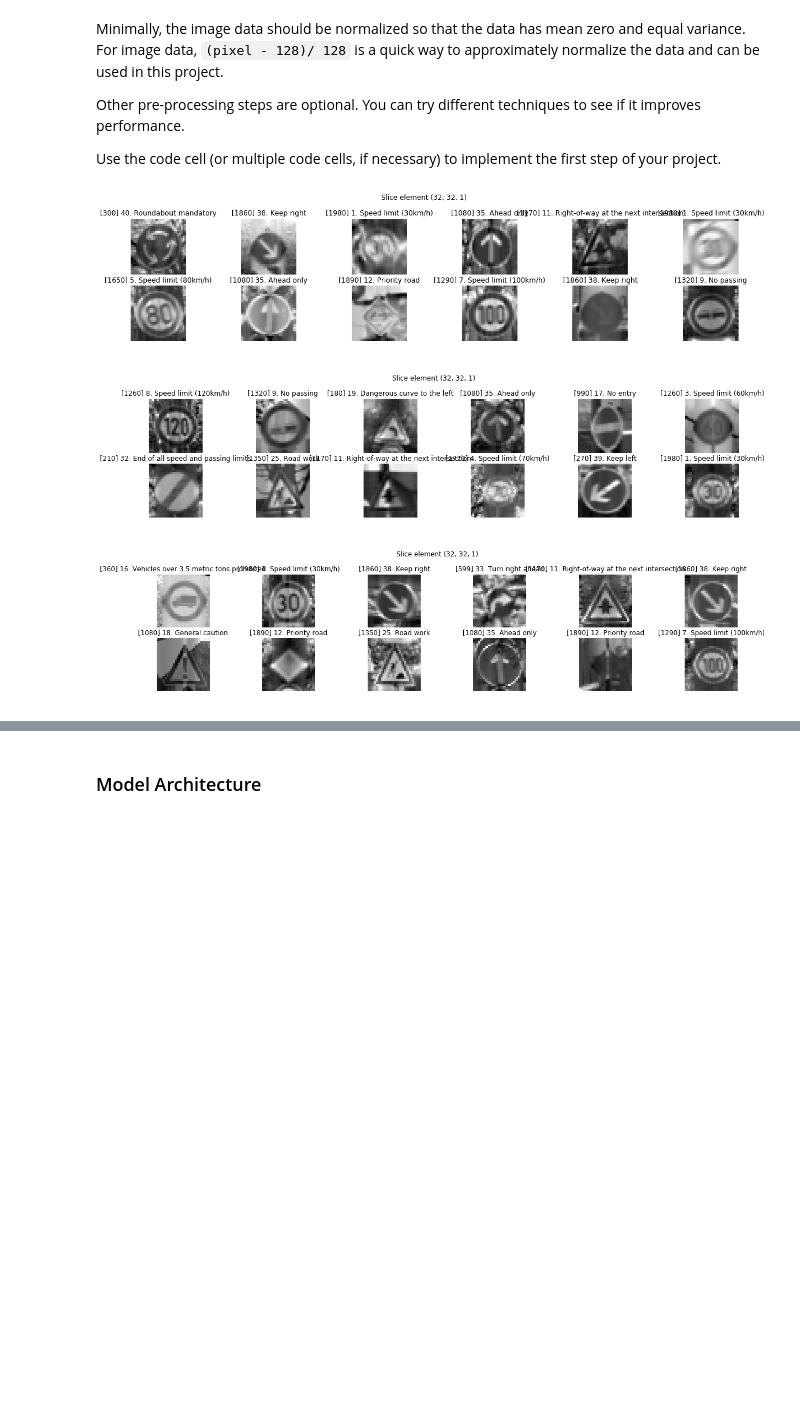
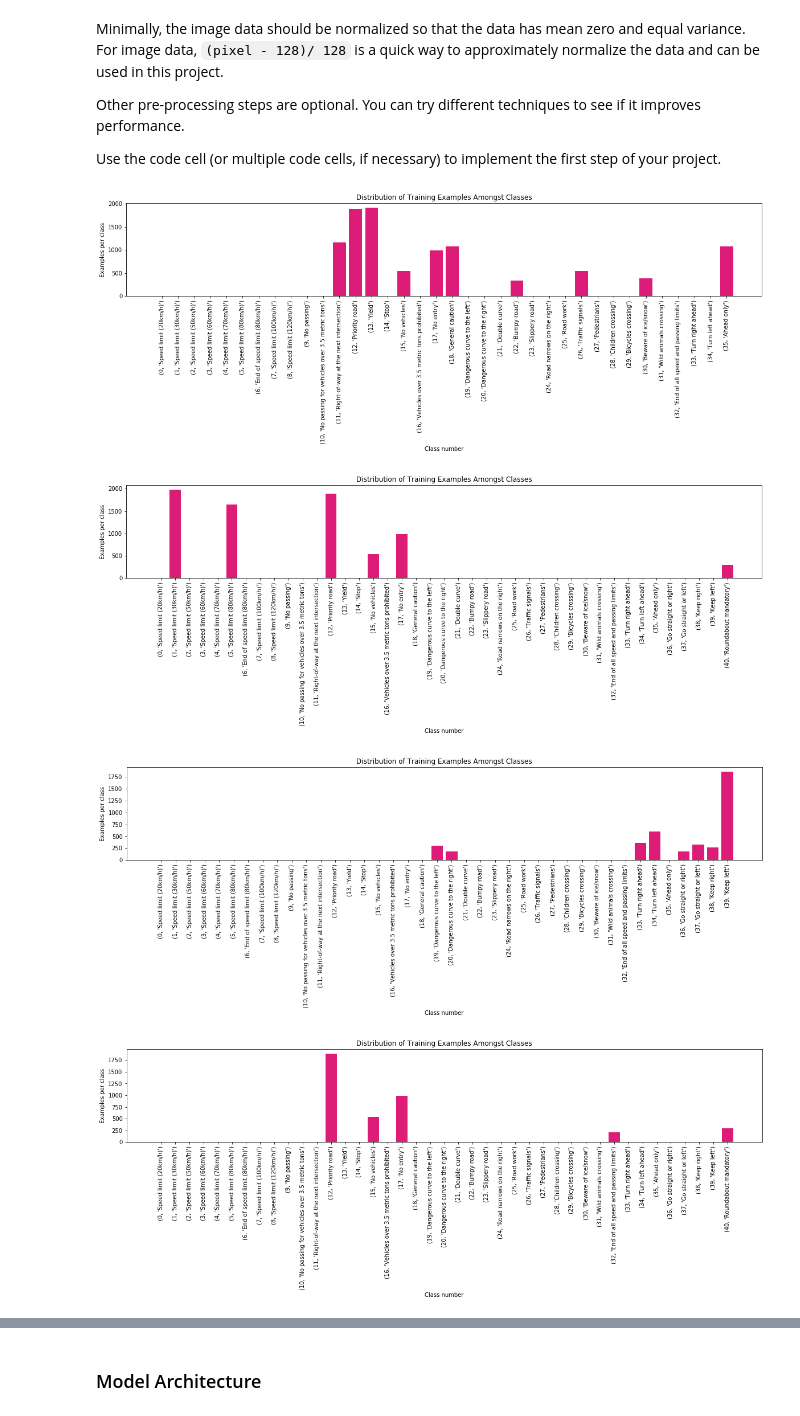
Before and after one commit to dmytronasyrov/CarND-Traffic-Sign-Classifier-Project, a Jupyter notebook: Traffic_Sign_Classifier.ipynb, the cells around one changed output, grey strips where cells are left out. Saved outputs shown, nothing was run; the diff lists cells and outputs as text; code cells hidden in the pictures; blank space fills up the shorter version.

```diff
--- a/Traffic_Sign_Classifier.ipynb
+++ b/Traffic_Sign_Classifier.ipynb
@@ -219,13 +251,0 @@ plt.show()
-# %%
-%matplotlib inline
-
-class_images = []
-
-for i in range(n_classes):
-    idx = np.where(i == y_train_init)[0][0]
-    class_images.append(X_train_init[idx])
-
-titles = list(zip(range(n_classes), list(map(lambda x: x, classes))))
-titles = list(map(lambda x: '[{}] {}. {}'.format(len(list(np.where(y_train_init == x[0])[0])), x[0], x[1]), titles))
-
-display_distribution(y_train_init, titles)
@@ -258,26 +276,3 @@ Minimally, the image data should be normalized so that the data has mean zero an
 Other pre-processing steps are optional. You can try different techniques to see if it improves performance.
 
 Use the code cell (or multiple code cells, if necessary) to implement the first step of your project.
-# %%
-def color_correct(images):
-    gray = np.array(list(map(rgb2gray, images)))
-    color_scaled = np.array(list(map(lambda x: scale(x, axis=0, with_mean = True, with_std = True, copy = True), gray)))
-    return np.expand_dims(color_scaled, axis = 3)
-
-X_train = color_correct(X_train_init)
-X_train, y_train = shuffle(X_train, y_train_init)
-titles_train = list(map(lambda x: titles[x], y_train))
-display_images(X_train[:12], 6, titles = titles_train, height = 6)
-
-X_valid = color_correct(X_valid_init)
-X_valid, y_valid = shuffle(X_valid, y_valid_init)
-titles_valid = list(map(lambda x: titles[x], y_valid))
-display_images(X_valid[:12], 6, titles = titles_valid, height = 6)
-
-X_test = color_correct(X_test_init)
-titles_test = list(map(lambda x: titles[x], y_test_init))
-display_images(X_test[:12], 6, titles = titles_test, height = 6)
-# %% [output]
-[figure, removed]
-[figure, removed]
-[figure, removed]
@@ -283,0 +325,15 @@ display_images(X_test[:12], 6, titles = titles_test, height = 6)
+# %%
+X_horiz_flip, y_horiz_flip = flip_images(flip_horizontally, X_train_init, y_train_init, 'horizontal')
+X_vert_flip, y_vert_flip = flip_images(flip_vertically, X_train_init, y_train_init, 'vertical')
+X_cross_flip, y_cross_flip = cross_flip(flip_cross, X_train_init, y_train_init)
+X_both_flip, y_both_flip = flip_images(flip_both, X_train_init, y_train_init, 'both')
+
+display_distribution(y_horiz_flip, titles, height = 3)
+display_distribution(y_vert_flip, titles, height = 3)
+display_distribution(y_cross_flip, titles, height = 3)
+display_distribution(y_both_flip, titles, height = 3)
+# %% [output]
+[figure, added]
+[figure, added]
+[figure, added]
+[figure, added]
```
Also changed, not shown: parts of 10 cells of this notebook, 3 other files.
